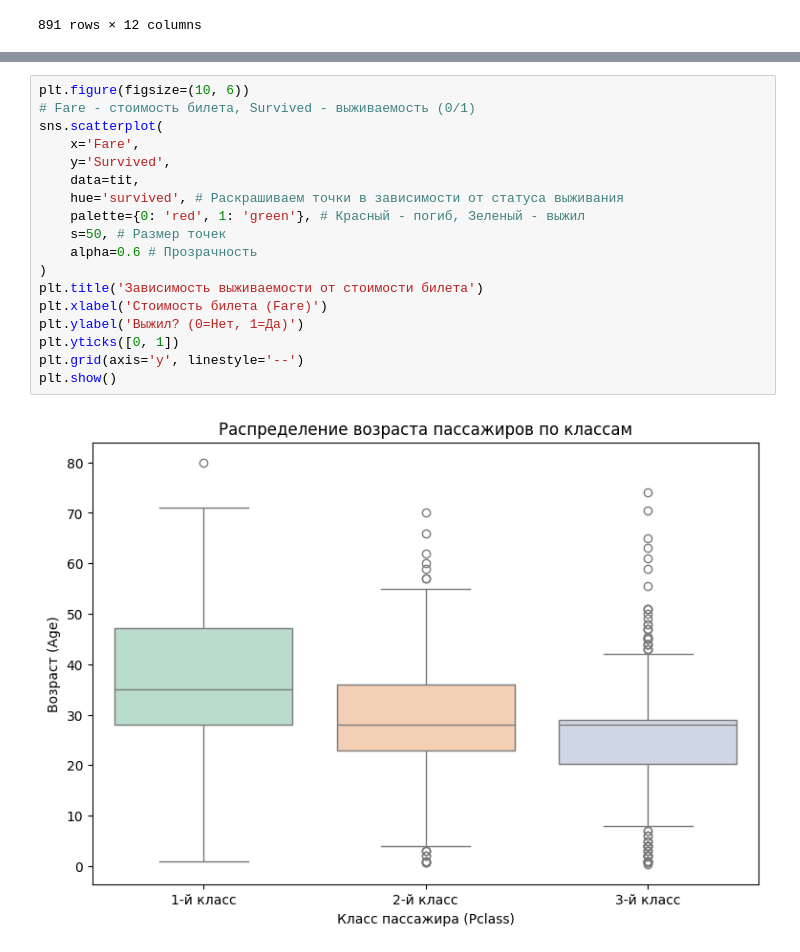
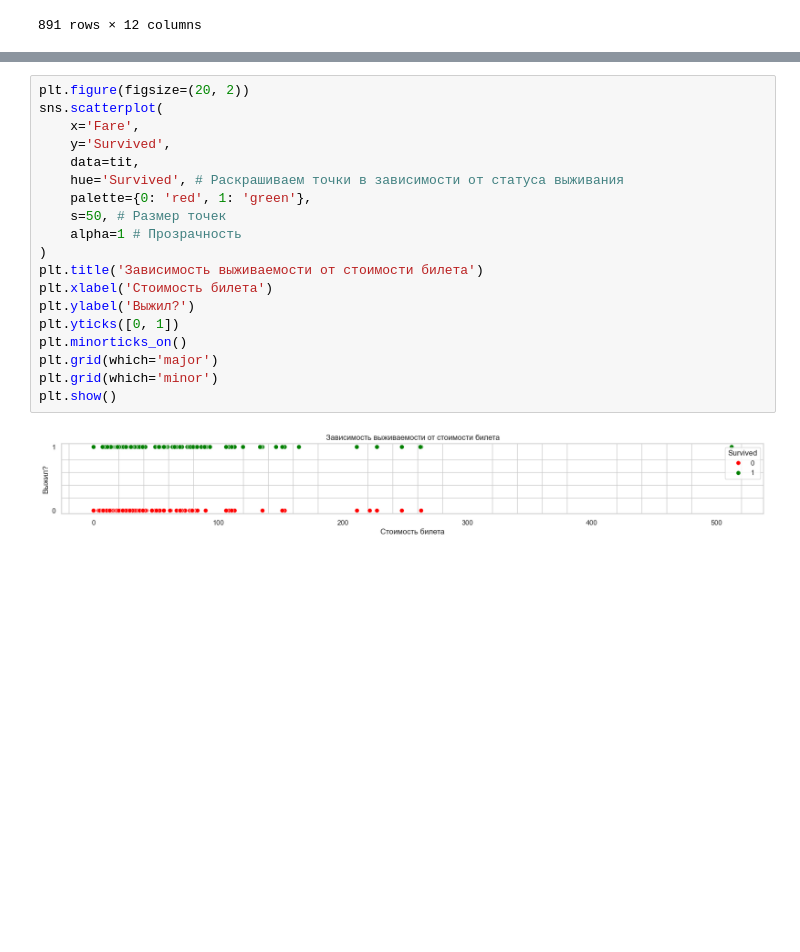
Before and after one commit to StepanPro999636/bool_bool, a Jupyter notebook: homework/homework_lesson3_Lazarenko_Stephan.ipynb, the cells around one changed output, grey strips where cells are left out. Cells and saved outputs as stored; diff of their text form; blank space fills up the shorter version.

```diff
--- a/homework/homework_lesson3_Lazarenko_Stephan.ipynb
+++ b/homework/homework_lesson3_Lazarenko_Stephan.ipynb
@@ -63,20 +62,21 @@ plt.show()
 # %%
-plt.figure(figsize=(10, 6))
-# Fare - стоимость билета, Survived - выживаемость (0/1)
+plt.figure(figsize=(20, 2))
 sns.scatterplot(
     x='Fare',
     y='Survived',
     data=tit,
-    hue='survived', # Раскрашиваем точки в зависимости от статуса выживания
-    palette={0: 'red', 1: 'green'}, # Красный - погиб, Зеленый - выжил
+    hue='Survived', # Раскрашиваем точки в зависимости от статуса выживания
+    palette={0: 'red', 1: 'green'},
     s=50, # Размер точек
-    alpha=0.6 # Прозрачность
+    alpha=1 # Прозрачность
 )
 plt.title('Зависимость выживаемости от стоимости билета')
-plt.xlabel('Стоимость билета (Fare)')
-plt.ylabel('Выжил? (0=Нет, 1=Да)')
+plt.xlabel('Стоимость билета')
+plt.ylabel('Выжил?')
 plt.yticks([0, 1])
-plt.grid(axis='y', linestyle='--')
+plt.minorticks_on()
+plt.grid(which='major')
+plt.grid(which='minor')
 plt.show()
 # %% [output]
-[figure, old version]
+[figure, new version]
```
Also changed, not shown: parts of 6 cells of this notebook.
